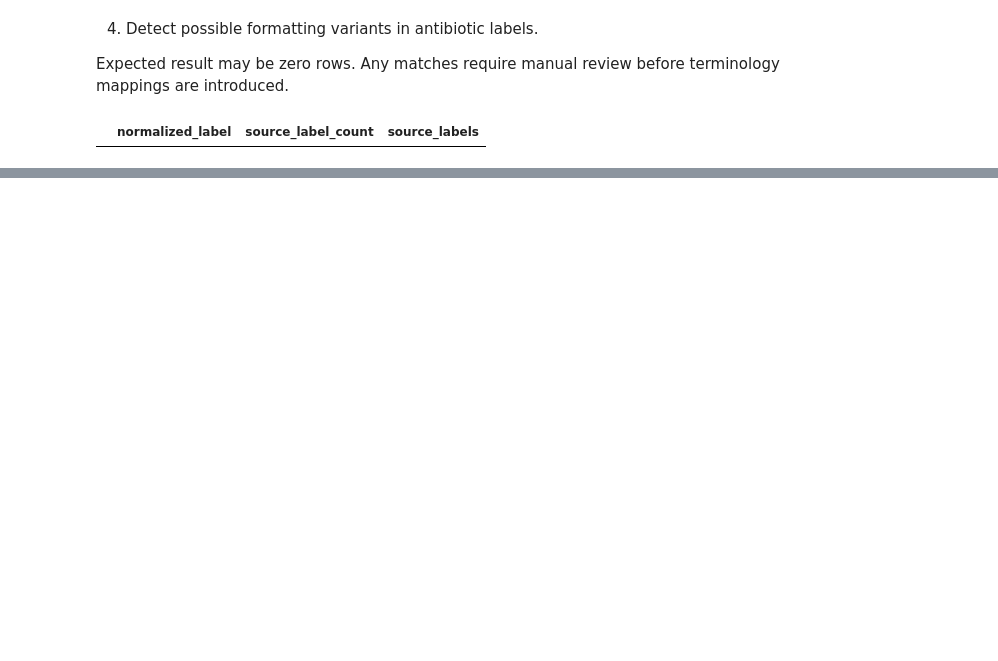
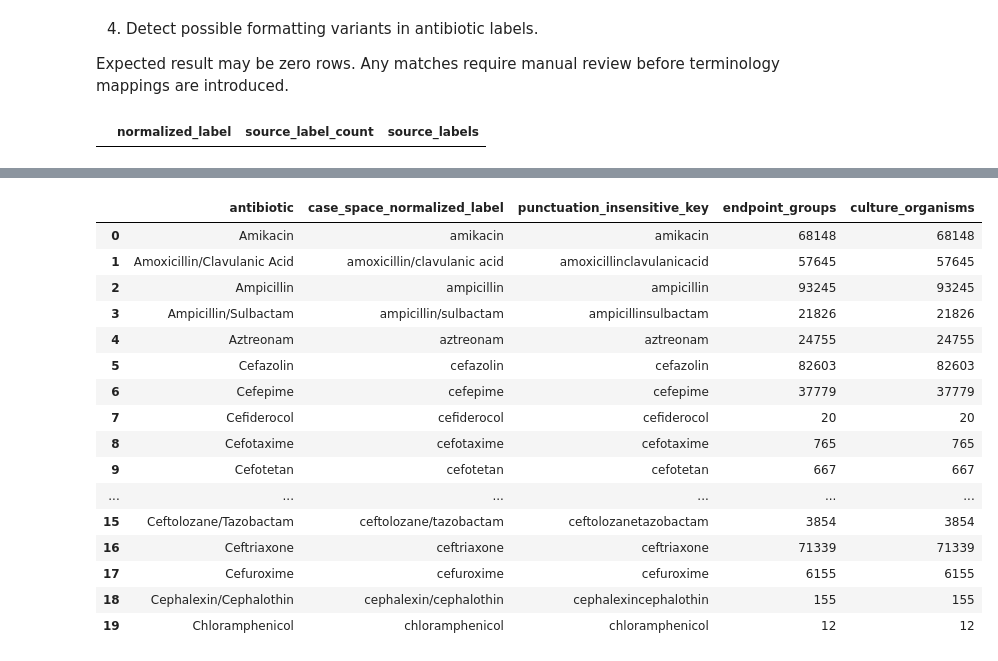
Before and after one commit to clarkbrendenj/ELT-Microbiology, a Jupyter notebook: notebooks/pipeline_validation/09_profile_antibiotic_vocabulary.ipynb, the cells around one changed output, grey strips where cells are left out. Drawn from its saved outputs; the diff is of its cells as text; code cells hidden in the pictures; blank space fills up the shorter version.

Commit message:
antibiotic checks

```diff
--- a/notebooks/pipeline_validation/09_profile_antibiotic_vocabulary.ipynb
+++ b/notebooks/pipeline_validation/09_profile_antibiotic_vocabulary.ipynb
@@ -376,0 +401,59 @@ order by source_label_count desc, normalized_label;
+# %%
+%sql
+with vocabulary as (
+
+    select
+        antibiotic,
+
+        lower(
+            trim(antibiotic)
+        ) as case_space_normalized_label,
+
+        regexp_replace(
+            lower(trim(antibiotic)),
+            '[^a-z0-9]',
+            ''
+        ) as punctuation_insensitive_key,
+
+        count(*) as endpoint_groups,
+
+        count(
+            distinct culture_organism_key
+        ) as culture_organisms
+
+    from workspace.micro_dev.int_susceptibility_reconciliation
+
+    where antibiotic is not null
+
+    group by antibiotic
+
+)
+
+select
+    antibiotic,
+    case_space_normalized_label,
+    punctuation_insensitive_key,
+    endpoint_groups,
+    culture_organisms
+
+from vocabulary
+
+order by antibiotic
+# %% [output]
+|  | antibiotic | case_space_normalized_label | punctuation_insensitive_key | endpoint_groups | culture_organisms |
+| 0 | Amikacin | amikacin | amikacin | 68148 | 68148 |
+| 1 | Amoxicillin/Clavulanic Acid | amoxicillin/clavulanic acid | amoxicillinclavulanicacid | 57645 | 57645 |
+| 2 | Ampicillin | ampicillin | ampicillin | 93245 | 93245 |
+| 3 | Ampicillin/Sulbactam | ampicillin/sulbactam | ampicillinsulbactam | 21826 | 21826 |
+| 4 | Aztreonam | aztreonam | aztreonam | 24755 | 24755 |
+| 5 | Cefazolin | cefazolin | cefazolin | 82603 | 82603 |
+| 6 | Cefepime | cefepime | cefepime | 37779 | 37779 |
+| 7 | Cefiderocol | cefiderocol | cefiderocol | 20 | 20 |
+| 8 | Cefotaxime | cefotaxime | cefotaxime | 765 | 765 |
+| 9 | Cefotetan | cefotetan | cefotetan | 667 | 667 |
+| ... | ... | ... | ... | ... | ... |
+| 15 | Ceftolozane/Tazobactam | ceftolozane/tazobactam | ceftolozanetazobactam | 3854 | 3854 |
+| 16 | Ceftriaxone | ceftriaxone | ceftriaxone | 71339 | 71339 |
+| 17 | Cefuroxime | cefuroxime | cefuroxime | 6155 | 6155 |
+| 18 | Cephalexin/Cephalothin | cephalexin/cephalothin | cephalexincephalothin | 155 | 155 |
+| 19 | Chloramphenicol | chloramphenicol | chloramphenicol | 12 | 12 |
```
Also changed, not shown: parts of 6 cells of this notebook.
